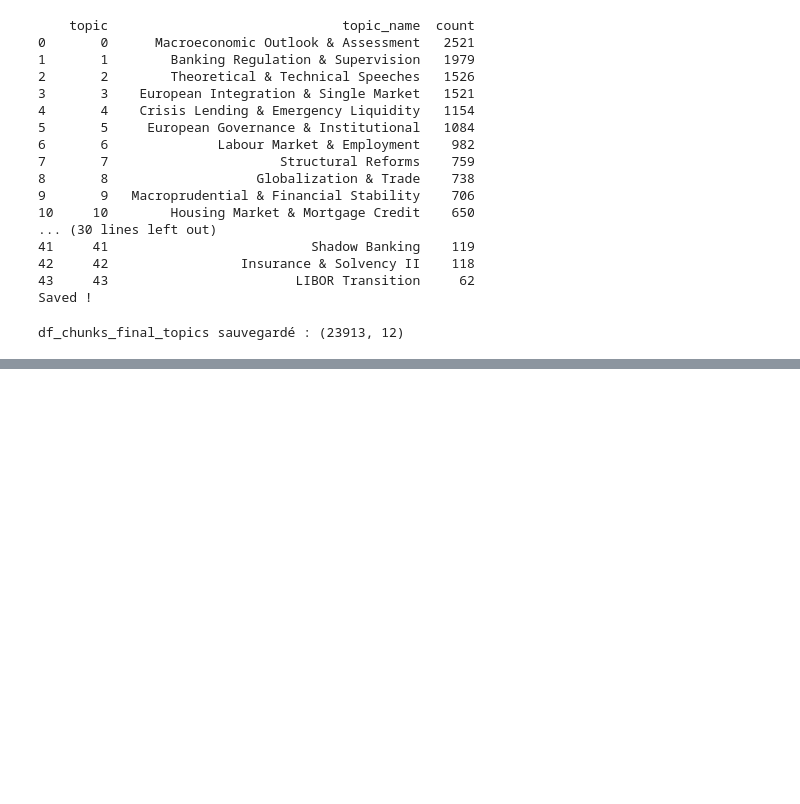
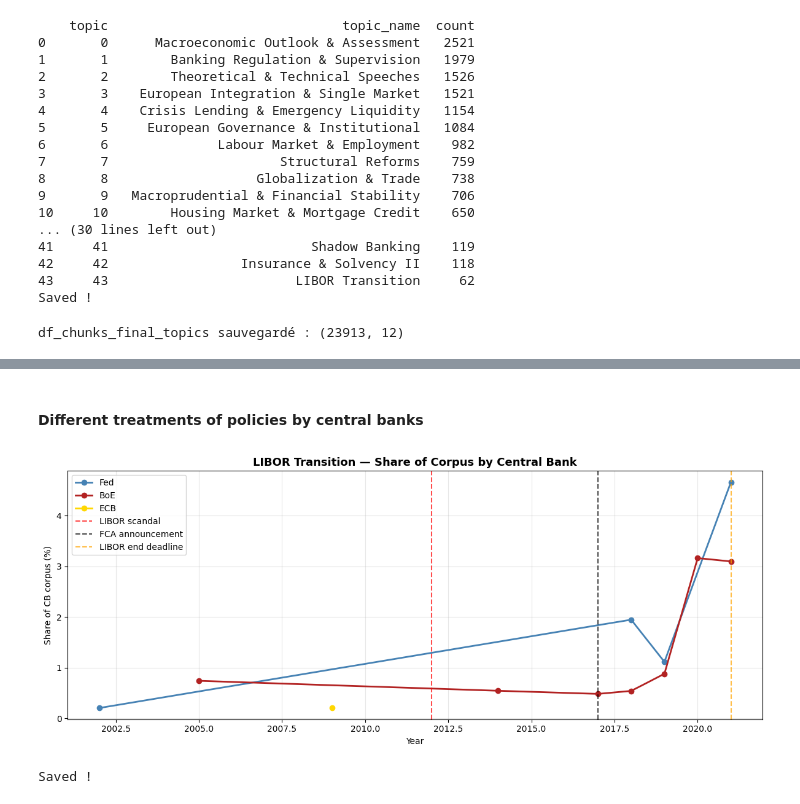
Before and after one commit to lelkamel/nlp_central_banks, a Jupyter notebook: lyna_work/topic_modelling.ipynb, the cells around one changed output, grey strips where cells are left out. Saved outputs shown, nothing was run; the diff lists cells and outputs as text; code cells hidden in the pictures; blank space fills up the shorter version.

```diff
--- a/lyna_work/topic_modelling.ipynb
+++ b/lyna_work/topic_modelling.ipynb
@@ -619,0 +613,41 @@ Saved !
+# %% [markdown]
+#### Different treatments of policies by central banks
+# %%
+# ============================================================
+# 4. FOCUS LIBOR — qui en parle en premier ?
+# ============================================================
+
+libor_data = (
+    df_chunks_all[df_chunks_all['topic'] == 43]
+    .groupby(['Year', 'CentralBank'])
+    .size()
+    .reset_index(name='count')
+)
+libor_data = libor_data.merge(total_by_cb_year, on=['Year', 'CentralBank'])
+libor_data['share'] = libor_data['count'] / libor_data['total'] * 100
+
+fig, ax = plt.subplots(figsize=(12, 5))
+for cb in libor_data['CentralBank'].unique():
+    data = libor_data[libor_data['CentralBank'] == cb]
+    ax.plot(data['Year'], data['share'],
+            marker='o', linewidth=2,
+            color=cb_colors.get(cb, 'gray'),
+            label=cb_labels.get(cb, cb))
+
+ax.axvline(x=2012, color='red', linestyle='--', alpha=0.7, label='LIBOR scandal')
+ax.axvline(x=2017, color='black', linestyle='--', alpha=0.7, label='FCA announcement')
+ax.axvline(x=2021, color='orange', linestyle='--', alpha=0.7, label='LIBOR end deadline')
+ax.set_title('LIBOR Transition — Share of Corpus by Central Bank',
+             fontweight='bold', fontsize=13)
+ax.set_xlabel('Year')
+ax.set_ylabel('Share of CB corpus (%)')
+ax.legend()
+ax.grid(True, alpha=0.3)
+plt.tight_layout()
+plt.savefig('/home/onyxia/work/nlp_central_banks/lyna_work/figures/libor_by_cb.png',
+            dpi=150, bbox_inches='tight')
+plt.show()
+print("Saved !")
+# %% [output]
+[figure, added]
+Saved !
```
Also changed, not shown: parts of 26 cells of this notebook, 3 other files.
